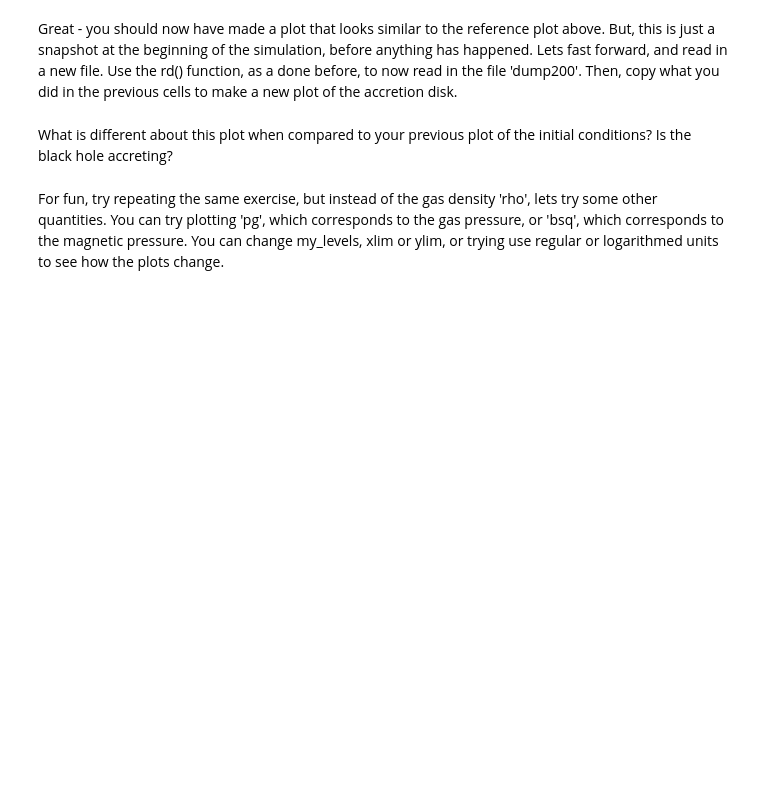
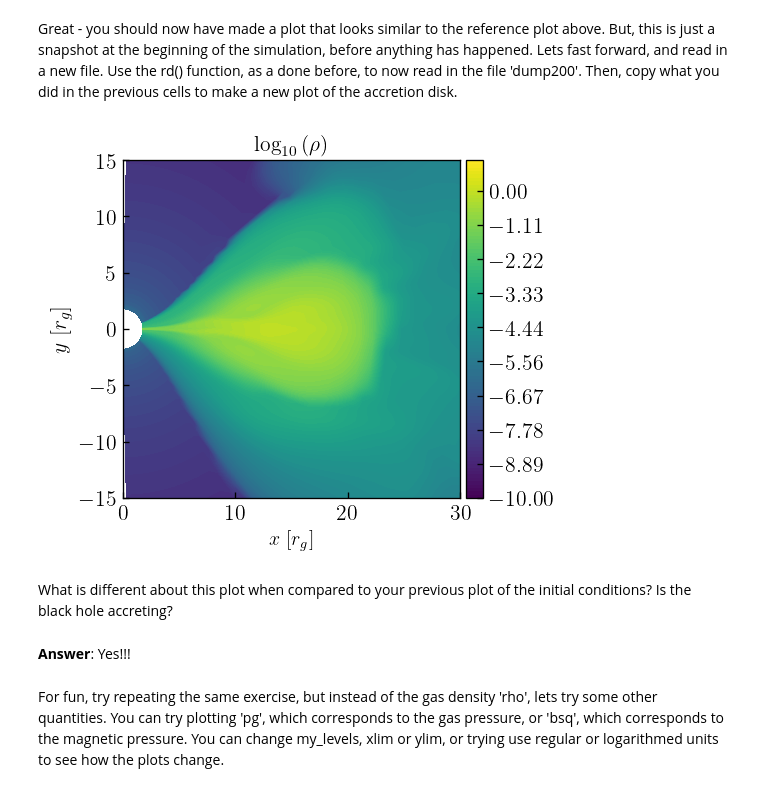
Before and after one commit to CIERA-Northwestern/REACHpy, a Jupyter notebook: Projects/ExtractingEnergyFromBlackHoles/ExtractingEnergyFromBlackHoles.ipynb, the cells around one changed output. Drawn from its saved outputs; the diff is of its cells as text; code cells hidden in the pictures; blank space fills up the shorter version.

```diff
--- a/Projects/ExtractingEnergyFromBlackHoles/ExtractingEnergyFromBlackHoles.ipynb
+++ b/Projects/ExtractingEnergyFromBlackHoles/ExtractingEnergyFromBlackHoles.ipynb
@@ -131,6 +232,51 @@ plt.colorbar()
 # %% [markdown]
 Great - you should now have made a plot that looks similar to the reference plot above. But, this is just a snapshot at the beginning of the simulation, before anything has happened. Lets fast forward, and read in a new file. Use the rd() function, as a done before, to now read in the file 'dump200'. Then, copy what you did in the previous cells to make a new plot of the accretion disk.
+# %%
+rd('dump200')
+
+x = r * np.sin(h)
+y = r * np.cos(h)
+
+x = x[:,:,0]
+y = y[:,:,0]
+rho = rho[:,:,0]
+
+from mpl_toolkits.axes_grid1 import make_axes_locatable
+
+fig, ax = plt.subplots(nrows=1, ncols=1, figsize=(4.5,4.5), dpi=120)
+
+# my_levels sets the range of colors that are depicted in plt.contourf()
+my_levels = np.linspace(-10., 1., 100)
+im = ax.contourf(x, y, np.log10(rho), levels=my_levels)
+
+ax.set_xlabel("$x$ [$r_g$]", fontsize=12)
+ax.set_ylabel("$y$ [$r_g$]", fontsize=13)
+
+ax.set_title(r"$\log_{10} \, (\rho)$", fontsize=13)
+
+ax.tick_params("both", labelsize=13)
+
+# xlim sets the range of the horizontal axis. The minimum value should be 0 in our case.
+ax.set_xlim(0, 30)
+# ylim sets the range of the vertical axis
+ax.set_ylim(-15 , 15)
+
+# colorbar() makes the colorbar show up.
+divider = make_axes_locatable(ax)
+cax = divider.append_axes("right", size="5%", pad=0.05)
+
+cb = fig.colorbar(im, cax=cax)
+cb.ax.tick_params("both", labelsize=13)
+
+# The following two lines force the aspect ratio of the plot to be unity, so the image isn't distorted.
+ax.set_aspect('equal', 'box')
+
+fig.tight_layout()
+# %% [output]
+[figure, added]
 # %% [markdown]
 What is different about this plot when compared to your previous plot of the initial conditions? Is the black hole accreting?
+# %% [markdown]
+__Answer__: Yes!!!
 # %% [markdown]
 For fun, try repeating the same exercise, but instead of the gas density 'rho', lets try some other quantities. You can try plotting 'pg', which corresponds to the gas pressure, or 'bsq', which corresponds to the magnetic pressure. You can change my_levels, xlim or ylim, or trying use regular or logarithmed units to see how the plots change.
```
Also changed, not shown: parts of 36 cells of this notebook.
